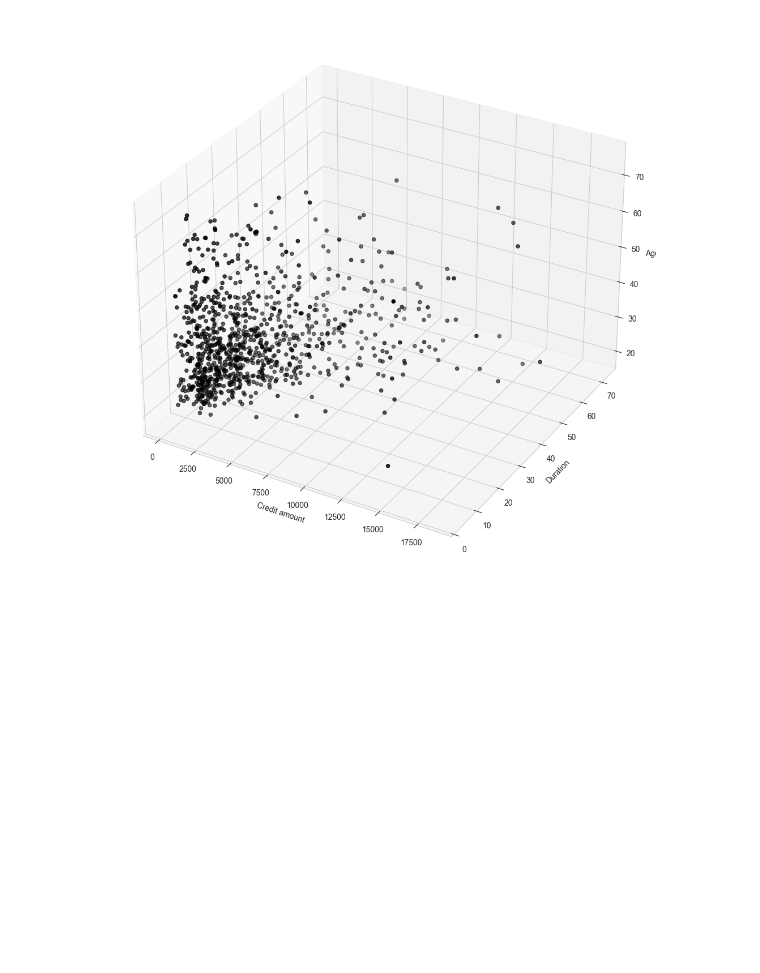
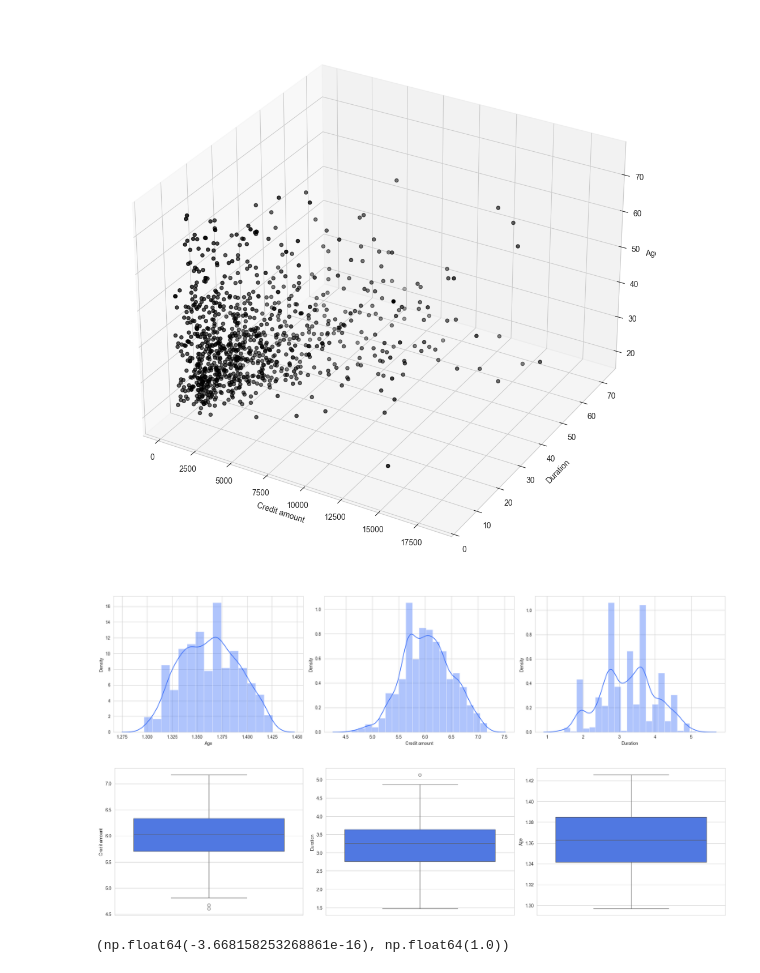
Before and after one commit to prasannaneupane/AI_Lab, a Jupyter notebook: clustering.ipynb, the cells around one changed output. Drawn from its saved outputs; the diff is of its cells as text; code cells hidden in the pictures; blank space fills up the shorter version.

Commit message:
plot clustered data

```diff
--- a/clustering.ipynb
+++ b/clustering.ipynb
@@ -178,3 +178,15 @@ distributions_plot(cluster_data)
 _3d_data_plot(cluster_data)
 # %% [output]
 [figure]
+# %%
+skew_fix_data = None
+from scipy.stats import boxcox
+skew_fix_data = pd.DataFrame()
+for col in selected_cols:
+    skew_fix_data[col], _ = boxcox(cluster_data[col])
+
+distributions_plot(skew_fix_data)
+box_plot(skew_fix_data)
+# %% [output]
+[figure, added]
+[figure, added]
@@ -180,0 +199,4 @@ _3d_data_plot(cluster_data)
+# %%
+scaled_data.mean(),scaled_data.var()
+# %% [output]
+(np.float64(-3.668158253268861e-16), np.float64(1.0))
```
Also changed, not shown: parts of 6 cells of this notebook.
